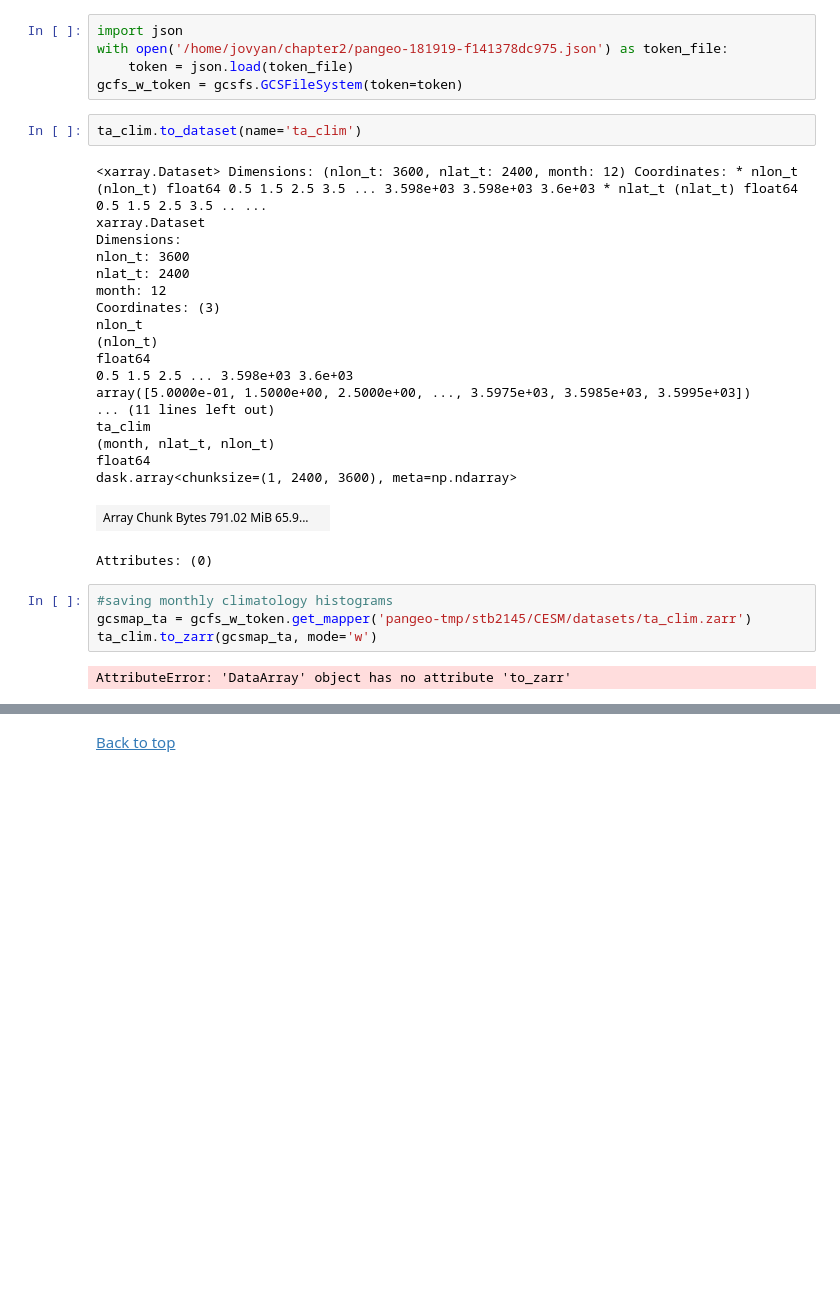
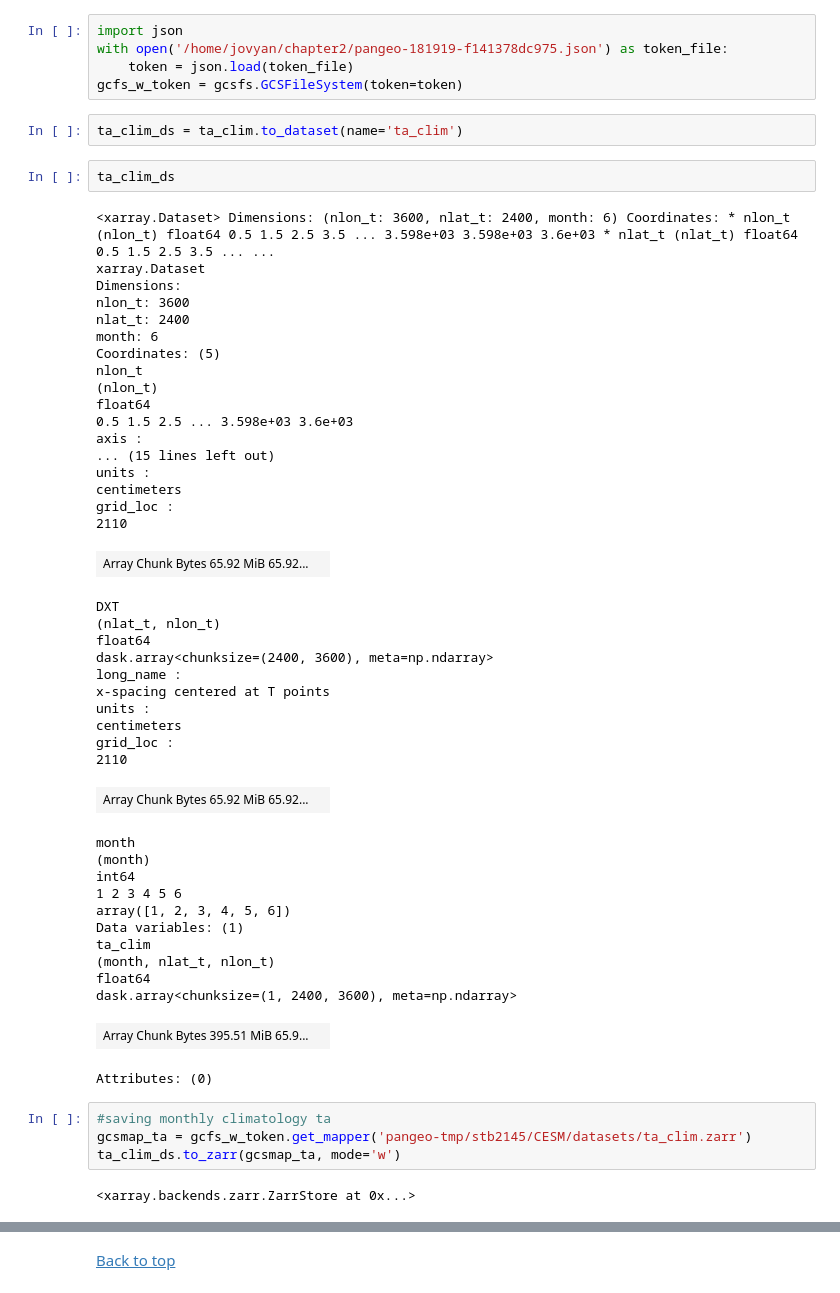
Before and after one commit to shanicetbailey/SST-gradients, a Jupyter notebook: CESM/3_horiz_turner_angle.ipynb, the cells around one changed output, grey strips where cells are left out. Saved outputs shown, nothing was run; the diff lists cells and outputs as text; blank space fills up the shorter version.

```diff
--- a/CESM/3_horiz_turner_angle.ipynb
+++ b/CESM/3_horiz_turner_angle.ipynb
@@ -300,30 +306,54 @@ with open('/home/jovyan/chapter2/pangeo-181919-f141378dc975.json') as token_file
     token = json.load(token_file)
 gcfs_w_token = gcsfs.GCSFileSystem(token=token)
 # %%
-ta_clim.to_dataset(name='ta_clim')
+ta_clim_ds = ta_clim.to_dataset(name='ta_clim')
-# %% [output]
-<xarray.Dataset> Dimensions: (nlon_t: 3600, nlat_t: 2400, month: 12) Coordinates: * nlon_t (nlon_t) float64 0.5 1.5 2.5 3.5 ... 3.598e+03 3.598e+03 3.6e+03 * nlat_t (nlat_t) float64 0.5 1.5 2.5 3.5 .. ...
-xarray.Dataset
-Dimensions:
-nlon_t: 3600
-nlat_t: 2400
-month: 12
-Coordinates: (3)
-nlon_t
-(nlon_t)
-float64
-0.5 1.5 2.5 ... 3.598e+03 3.6e+03
-array([5.0000e-01, 1.5000e+00, 2.5000e+00, ..., 3.5975e+03, 3.5985e+03, 3.5995e+03])
-... (11 lines left out)
-ta_clim
-(month, nlat_t, nlon_t)
-float64
-dask.array<chunksize=(1, 2400, 3600), meta=np.ndarray>
-| Array Chunk Bytes 791.02 MiB 65.9... |  |
-Attributes: (0)
+# %%
+ta_clim_ds
+# %% [output]
+<xarray.Dataset> Dimensions: (nlon_t: 3600, nlat_t: 2400, month: 6) Coordinates: * nlon_t (nlon_t) float64 0.5 1.5 2.5 3.5 ... 3.598e+03 3.598e+03 3.6e+03 * nlat_t (nlat_t) float64 0.5 1.5 2.5 3.5 ... ...
+xarray.Dataset
+Dimensions:
+nlon_t: 3600
+nlat_t: 2400
+month: 6
+Coordinates: (5)
+nlon_t
+(nlon_t)
+float64
+0.5 1.5 2.5 ... 3.598e+03 3.6e+03
+axis :
+... (15 lines left out)
+units :
+centimeters
+grid_loc :
+2110
+| Array Chunk Bytes 65.92 MiB 65.92... |  |
+DXT
+(nlat_t, nlon_t)
+float64
+dask.array<chunksize=(2400, 3600), meta=np.ndarray>
+long_name :
+x-spacing centered at T points
+units :
+centimeters
+grid_loc :
+2110
+| Array Chunk Bytes 65.92 MiB 65.92... |  |
+month
+(month)
+int64
+1 2 3 4 5 6
+array([1, 2, 3, 4, 5, 6])
+Data variables: (1)
+ta_clim
+(month, nlat_t, nlon_t)
+float64
+dask.array<chunksize=(1, 2400, 3600), meta=np.ndarray>
+| Array Chunk Bytes 395.51 MiB 65.9... |  |
+Attributes: (0)
 # %%
-#saving monthly climatology histograms
+#saving monthly climatology ta
 gcsmap_ta = gcfs_w_token.get_mapper('pangeo-tmp/stb2145/CESM/datasets/ta_clim.zarr')
-ta_clim.to_zarr(gcsmap_ta, mode='w')
+ta_clim_ds.to_zarr(gcsmap_ta, mode='w')
 # %% [output]
-AttributeError: 'DataArray' object has no attribute 'to_zarr'
+<xarray.backends.zarr.ZarrStore at 0x...>
```
Also changed, not shown: parts of 11 cells of this notebook.
